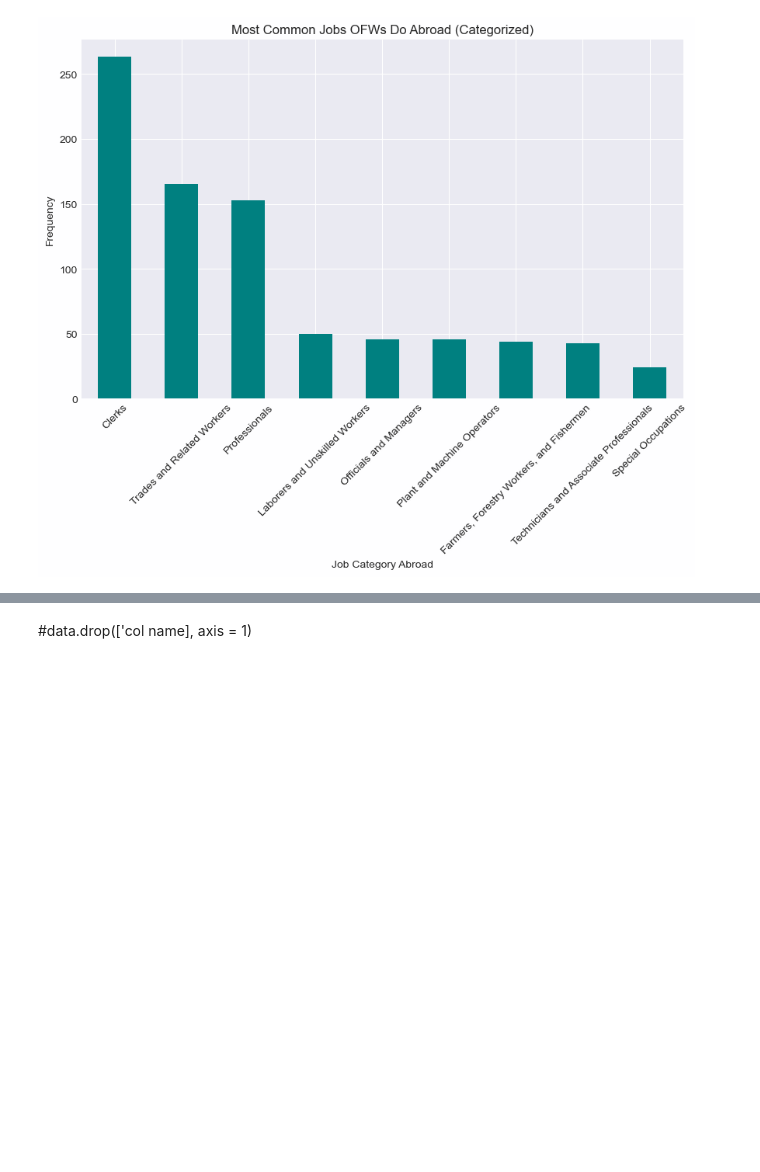
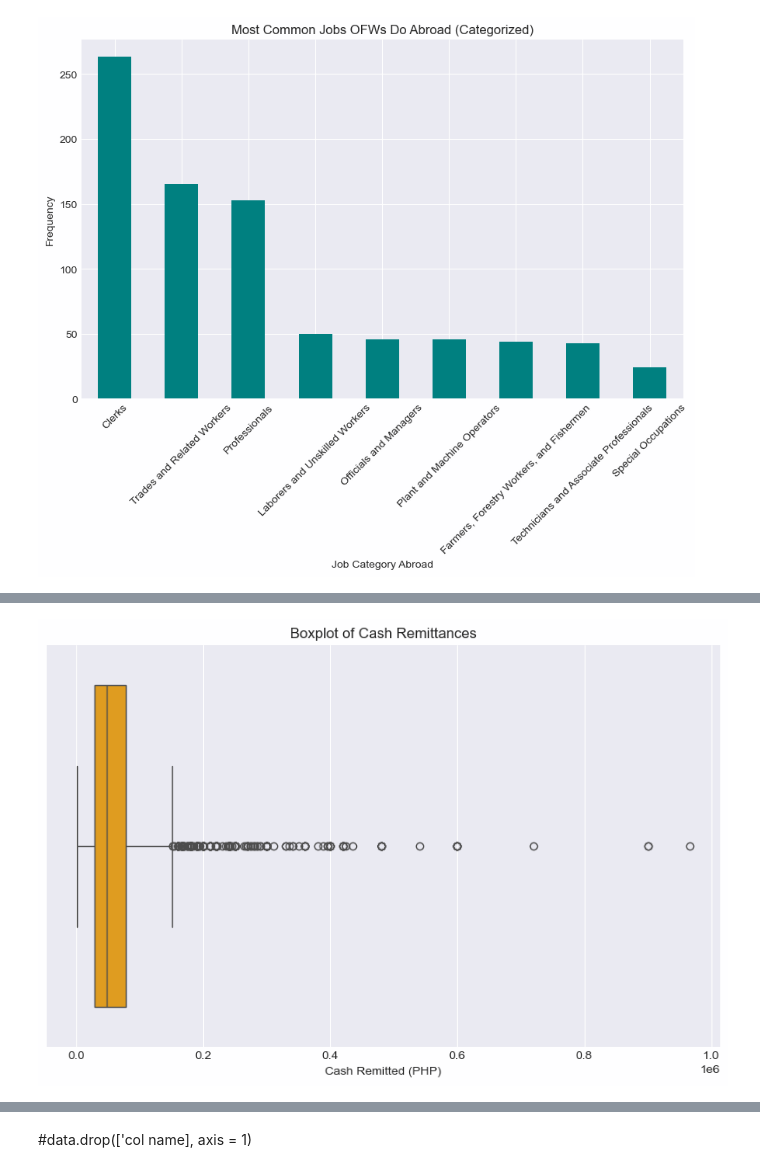
Before and after one commit to almiravelas/CSMODEL, a Jupyter notebook: Phase1.ipynb, the cells around one changed output, grey strips where cells are left out. Saved outputs shown, nothing was run; the diff lists cells and outputs as text; code cells hidden in the pictures; blank space fills up the shorter version.

```diff
--- a/Phase1.ipynb
+++ b/Phase1.ipynb
@@ -667,0 +492,9 @@ Name: RQ22_CASHAMT, dtype: float64
+# %%
+# Boxplot for cash remittances
+plt.figure(figsize=(10, 6))
+sns.boxplot(x=data['RQ22_CASHAMT'], color='orange')
+plt.title('Boxplot of Cash Remittances')
+plt.xlabel('Cash Remitted (PHP)')
+plt.show()
+# %% [output]
+[figure, added]
```
Also changed, not shown: parts of 54 cells of this notebook.
